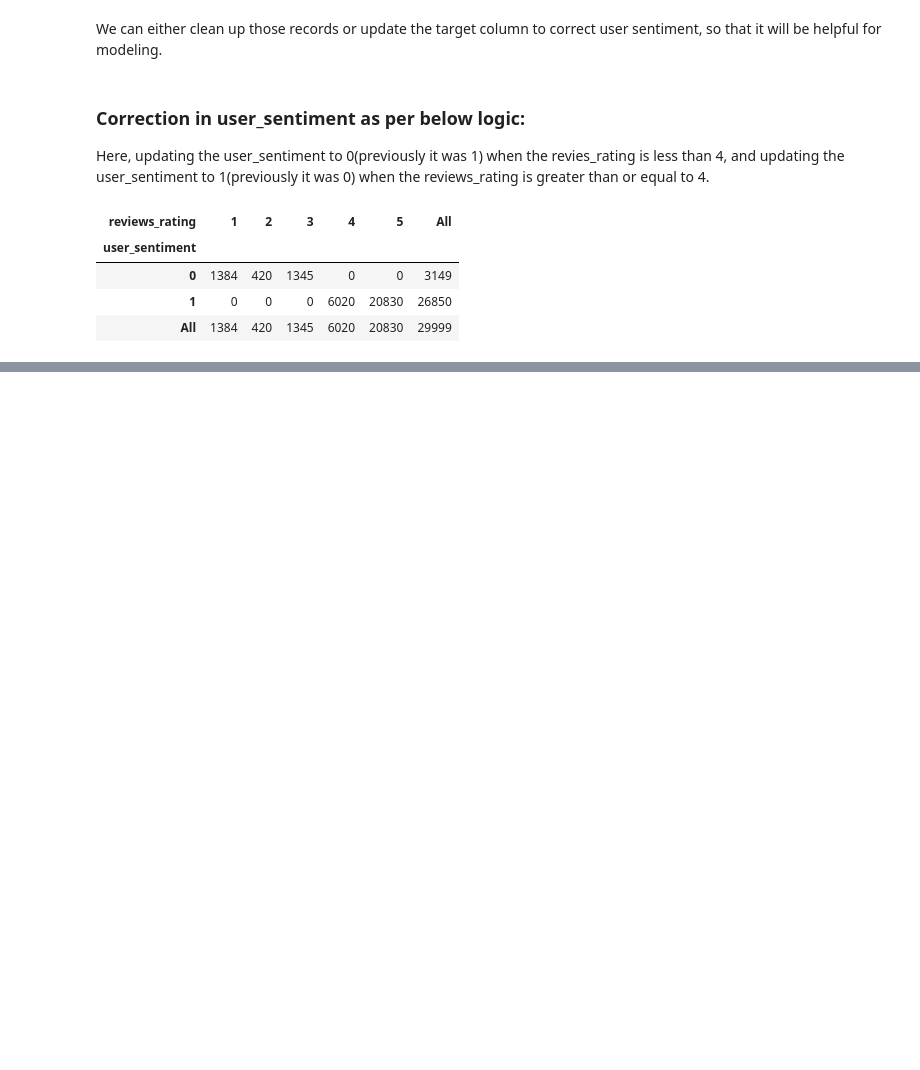
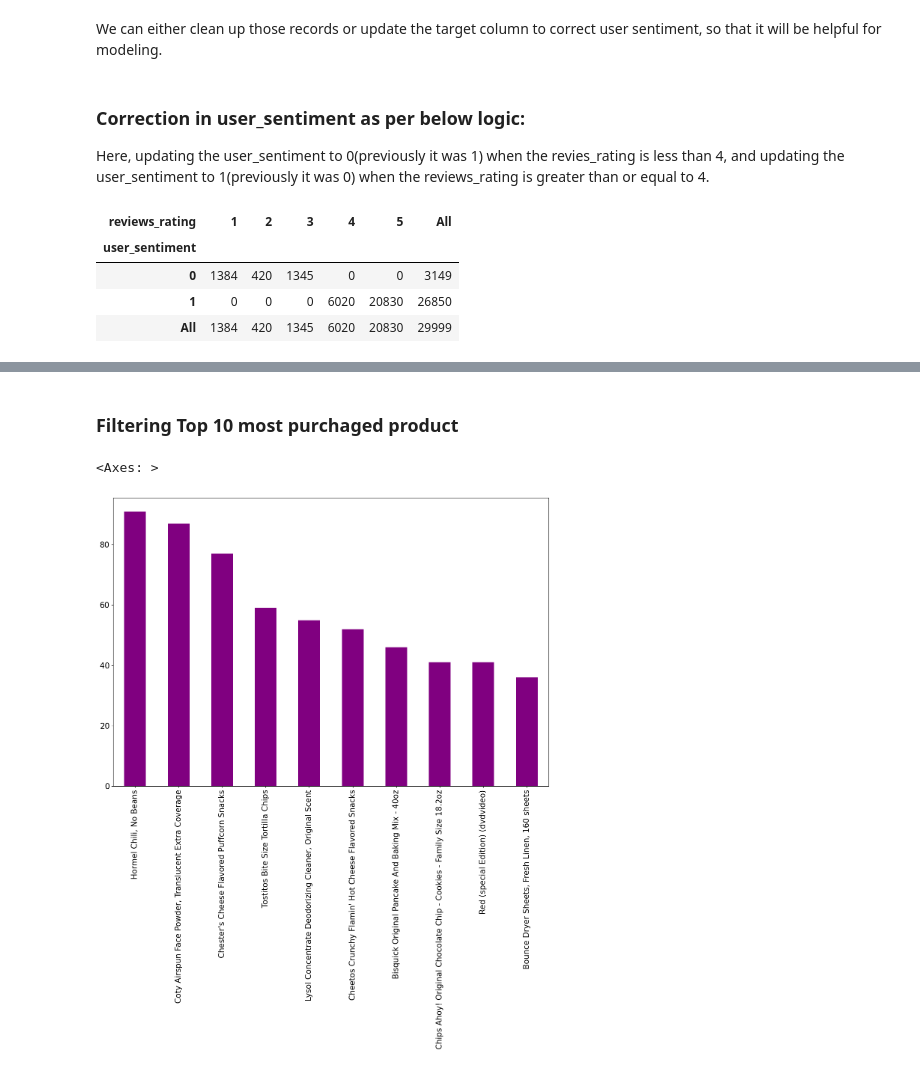
Before and after one commit to RavishankarDuMCA10/Sentiment-Based-Product-Recommendation-System, a Jupyter notebook: Sentiment Based Product Recommendation System.ipynb, the cells around one changed output, grey strips where cells are left out. Drawn from its saved outputs; the diff is of its cells as text; code cells hidden in the pictures; blank space fills up the shorter version.

```diff
--- a/Sentiment Based Product Recommendation System.ipynb
+++ b/Sentiment Based Product Recommendation System.ipynb
@@ -343,0 +382,9 @@ pd.crosstab(df_reviews['user_sentiment'], df_reviews['reviews_rating'], margins=
+# %% [markdown]
+### Filtering Top 10 most purchaged product
+# %%
+# Filtering Top 10 most purchaged product
+result = df_reviews[df_reviews['reviews_didPurchase'] == True]
+result['name'].value_counts()[0:10].plot(kind='bar', figsize=[15,10], fontsize=15, color='purple')
+# %% [output]
+<Axes: >
+[figure, added]
```
Also changed, not shown: parts of 23 cells of this notebook.
